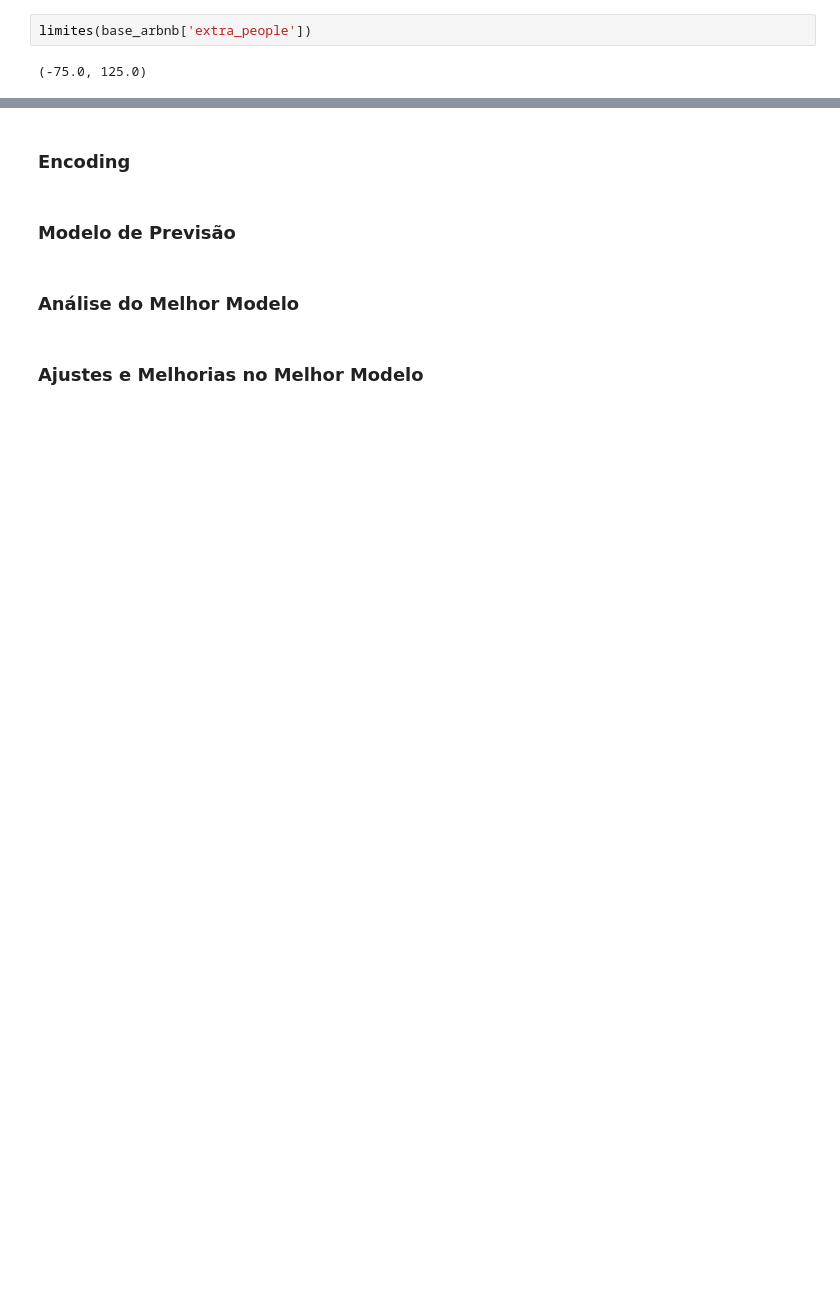
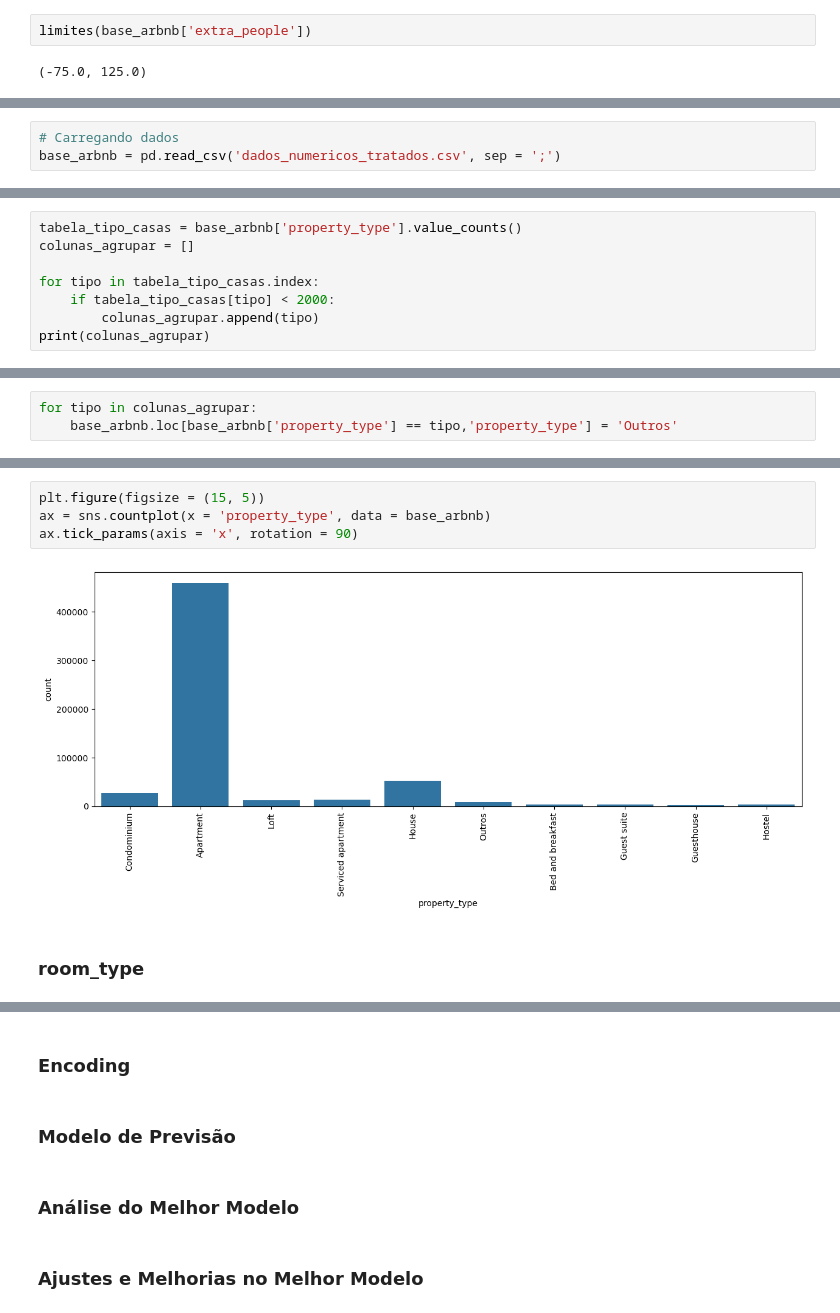
Before and after one commit to maxMitsuya/previsao_arbnb, a Jupyter notebook: Solução Airbnb Rio.ipynb, the cells around one changed output, grey strips where cells are left out. Saved outputs shown, nothing was run; the diff lists cells and outputs as text; blank space fills up the shorter version.

```diff
--- a/Solução Airbnb Rio.ipynb
+++ b/Solução Airbnb Rio.ipynb
@@ -268,0 +337,3 @@ foram excluidas 28761 outliers
+# %%
+# Carregando dados
+base_arbnb = pd.read_csv('dados_numericos_tratados.csv', sep = ';')
@@ -268,0 +344,8 @@ foram excluidas 28761 outliers
+# %%
+tabela_tipo_casas = base_arbnb['property_type'].value_counts()
+colunas_agrupar = []
+
+for tipo in tabela_tipo_casas.index:
+    if tabela_tipo_casas[tipo] < 2000:
+        colunas_agrupar.append(tipo)
+print(colunas_agrupar)
@@ -268,0 +354,3 @@ foram excluidas 28761 outliers
+# %%
+for tipo in colunas_agrupar:
+    base_arbnb.loc[base_arbnb['property_type'] == tipo,'property_type'] = 'Outros'
@@ -268,0 +372,8 @@ foram excluidas 28761 outliers
+# %%
+plt.figure(figsize = (15, 5))
+ax = sns.countplot(x = 'property_type', data = base_arbnb)
+ax.tick_params(axis = 'x', rotation = 90)
+# %% [output]
+[figure, added]
+# %% [markdown]
+### room_type
```
Also changed, not shown: parts of 44 cells of this notebook.
